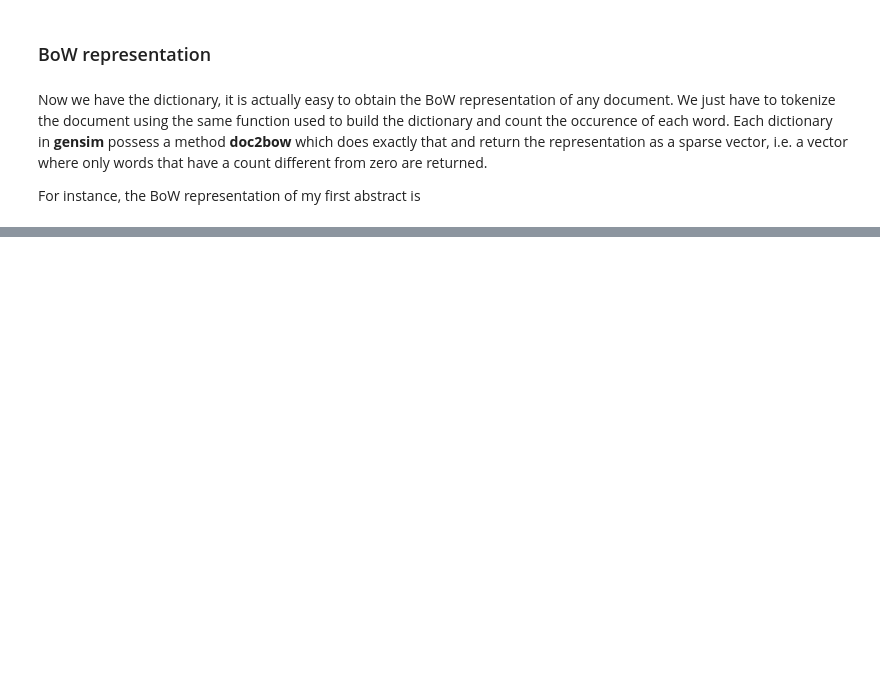
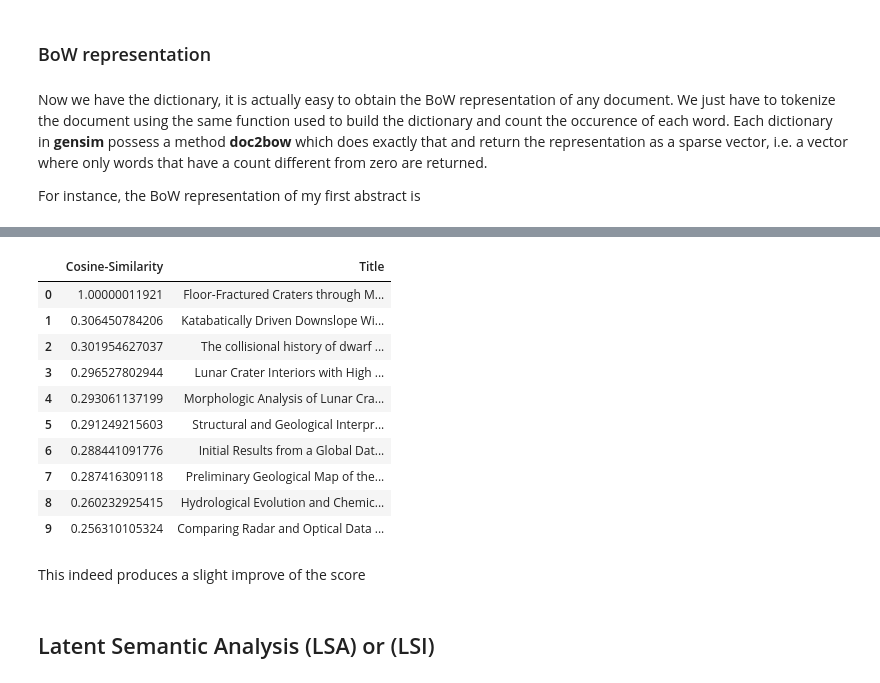
Before and after one commit to cthorey/AGU_Data, a Jupyter notebook: Notebook/Similar_Paper_Gensym.ipynb, the cells around one changed output, grey strips where cells are left out. Cells and saved outputs as stored; diff of their text form; code cells hidden in the pictures; blank space fills up the shorter version.

```diff
--- a/Notebook/Similar_Paper_Gensym.ipynb
+++ b/Notebook/Similar_Paper_Gensym.ipynb
@@ -1098,0 +312,42 @@ def idx_to_collaborators(index, n_neightboor = 20, based_on ='abstracts', verbos
+# %%
+build = False
+if not os.path.isfile(abstractf+'_tfidf.mm') or build:
+    # First load the corpus and the dicitonary
+    bow_corpus = corpora.MmCorpus(abstractf+'.mm')
+    dictionary = corpora.Dictionary.load(abstractf+'.dict')
+    # Initialize the tf-idf model
+    tfidf = models.TfidfModel(bow_corpus)
+    # Compute the tfidf of the corpus itself
+    tfidf_corpus = tfidf[bow_corpus]
+    # Serialize both for reuse
+    tfidf.save(abstractf+'_tfidf.model')
+    corpora.MmCorpus.serialize(abstractf+'_tfidf.mm',tfidf_corpus)
+else:
+    tfidf = models.TfidfModel.load(abstractf+'_tfidf.model')
+    tfidf_corpus = corpora.MmCorpus(abstractf+'_tfidf.mm')
+# %%
+# Transform our sparse representation into dense
+numpy_matrix = gensim.matutils.corpus2dense(tfidf_corpus, num_terms=len(dictionary))
+# Normalize each abstract in the corpus
+normalized_matrix = numpy_matrix/np.sqrt(np.sum(numpy_matrix*numpy_matrix,axis=0))
+# Take the dot product of the resulting matrice with query to get the relevant cosine similarity
+score = np.dot(normalized_matrix.T,normalized_matrix[:,my_contrib[0]])
+results = pd.DataFrame(np.stack((np.sort(score)[::-1],np.array(titles)[np.argsort(score)[::-1]])).T,
+                       columns = ['Cosine-Similarity','Title'])
+results.head(10)
+# %% [output]
+|  | Cosine-Similarity | Title |
+| 0 | 1.00000011921 | Floor-Fractured Craters through M... |
+| 1 | 0.306450784206 | Katabatically Driven Downslope Wi... |
+| 2 | 0.301954627037 | The collisional history of dwarf ... |
+| 3 | 0.296527802944 | Lunar Crater Interiors with High ... |
+| 4 | 0.293061137199 | Morphologic Analysis of Lunar Cra... |
+| 5 | 0.291249215603 | Structural and Geological Interpr... |
+| 6 | 0.288441091776 | Initial Results from a Global Dat... |
+| 7 | 0.287416309118 | Preliminary Geological Map of the... |
+| 8 | 0.260232925415 | Hydrological Evolution and Chemic... |
+| 9 | 0.256310105324 | Comparing Radar and Optical Data ... |
+# %% [markdown]
+This indeed produces a slight improve of the score
+# %% [markdown]
+## Latent Semantic Analysis (LSA) or (LSI)
```
Also changed, not shown: parts of 171 cells of this notebook, 2 other files.
